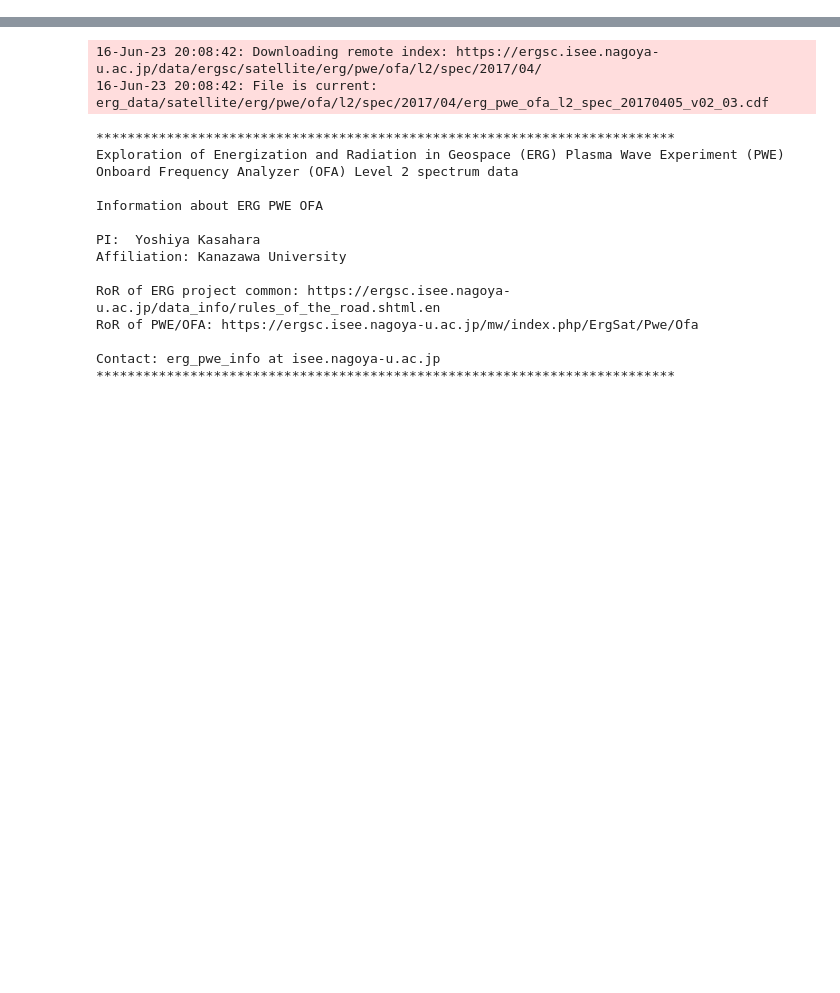
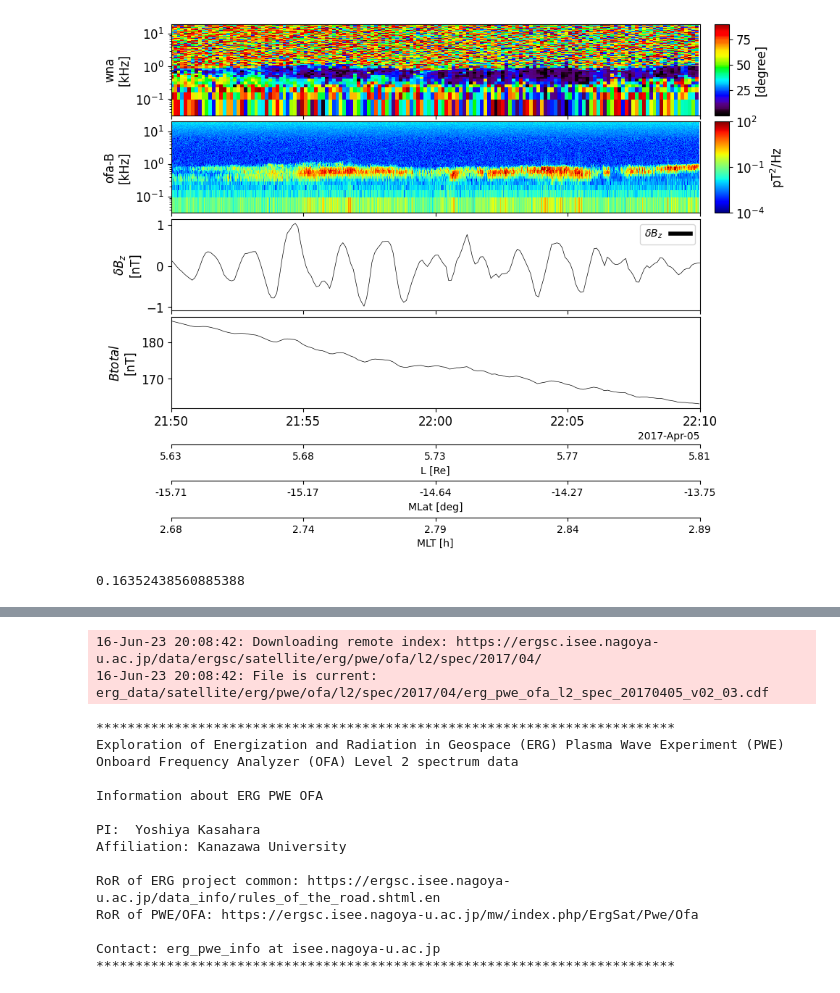
Before and after one commit to JackKTachi/duct_analysis, a Jupyter notebook: basic/ULF_duct_r1.ipynb, the cells around one changed output, grey strips where cells are left out. Saved outputs shown, nothing was run; the diff lists cells and outputs as text; code cells hidden in the pictures; blank space fills up the shorter version.

Commit message:
duct range estimate

```diff
--- a/basic/ULF_duct_r1.ipynb
+++ b/basic/ULF_duct_r1.ipynb
@@ -120,3 +120,19 @@ RoR of ERG project common: https://ergsc.isee.nagoya-u.ac.jp/data_info/rules_of_
 Contact: erg-sc-core at isee.nagoya-u.ac.jp
 **************************************************************************
 " \n\nmin = 0.1\nmax = 2\n'erg_pwe_ofa_l2_spec_B_chorus_integrate' == cic.integral_chorus_spec(download_trange,r1, min, max)\n\n\nf = 1\ntheta = 0\n\nudp.kvec_Bspec_intgrl_rein_delB_magt_Bxy('kvec_pol ...
+# %%
+import ULF_duct_plot_detail as ulf
+tr1 = ['2017-04-05 21:50:00', '2017-04-05 22:10:00']
+ulf.ULF_eventsearch_plot('kvec_polar_132',\
+        'erg_pwe_ofa_l2_spec_B_spectra_132','delta_z','erg_mgf_l2_mag_8sec_MAF_x&y', 'erg_mgf_l2_magt_8sec',\
+            'erg_orb_l2_pos_rmlatmlt',tr1)
+# %% [output]
+[figure, added]
+# %%
+import plasma_params as pp
+import numpy as np
+fc = (pp.Q*175e-9/pp.ME)/2/np.pi
+fofc = (0.8e3)/fc
+fofc
+# %% [output]
+0.16352438560885388
```
Also changed, not shown: parts of 4 cells of this notebook, 53 other files.
